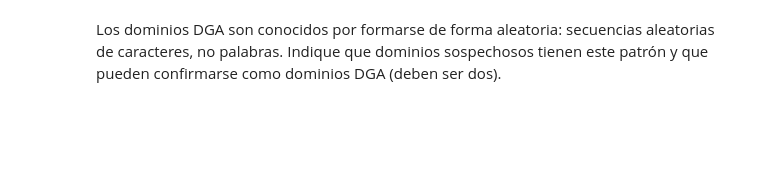
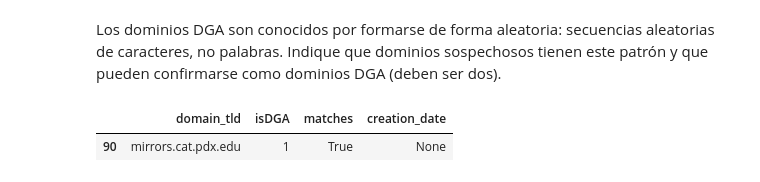
Before and after one commit to lauratamath/lab09_Threat-Hunting, a Jupyter notebook: main.ipynb, the cells around one changed output. Cells and saved outputs as stored; diff of their text form; code cells hidden in the pictures; blank space fills up the shorter version.

```diff
--- a/main.ipynb
+++ b/main.ipynb
@@ -233,2 +324,8 @@ Muestre la fecha de creación para cada uno de los dominios clasificados como DG
 # %% [markdown]
 Los dominios DGA son conocidos por formarse de forma aleatoria: secuencias aleatorias de caracteres, no palabras. Indique que dominios sospechosos tienen este patrón y que pueden confirmarse como dominios DGA (deben ser dos).
+# %%
+malicious = trueDGA[(trueDGA['creation_date'] == 'None')]
+malicious
+# %% [output]
+|  | domain_tld | isDGA | matches | creation_date |
+| 90 | mirrors.cat.pdx.edu | 1 | True | None |
```
Also changed, not shown: parts of 5 cells of this notebook.
